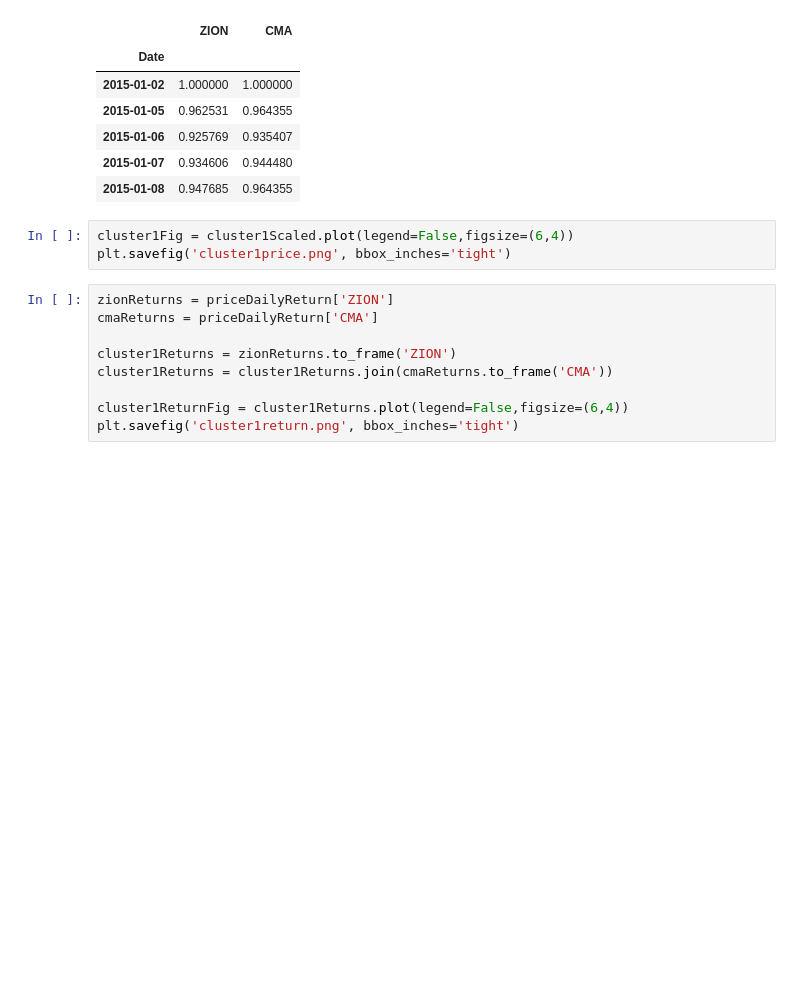
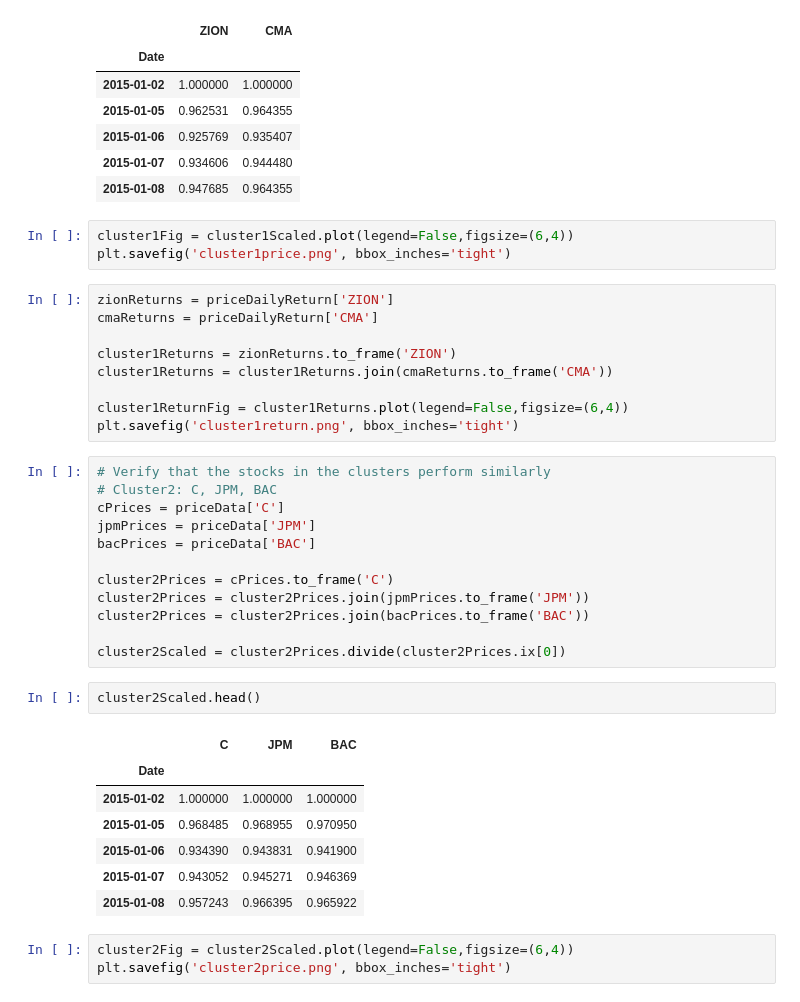
Before and after one commit to kaixuant/DSA_Stock, a Jupyter notebook: Stock Market Clustering.ipynb, the cells around one changed output. Saved outputs shown, nothing was run; the diff lists cells and outputs as text; blank space fills up the shorter version.

Commit message:
tried a second cluster to verify the similarity

```diff
--- a/Stock Market Clustering.ipynb
+++ b/Stock Market Clustering.ipynb
@@ -795,3 +798,28 @@ cluster1Returns = cluster1Returns.join(cmaReturns.to_frame('CMA'))
 
 cluster1ReturnFig = cluster1Returns.plot(legend=False,figsize=(6,4))
 plt.savefig('cluster1return.png', bbox_inches='tight')
+# %%
+# Verify that the stocks in the clusters perform similarly
+# Cluster2: C, JPM, BAC
+cPrices = priceData['C']
+jpmPrices = priceData['JPM']
+bacPrices = priceData['BAC']
+
+cluster2Prices = cPrices.to_frame('C')
+cluster2Prices = cluster2Prices.join(jpmPrices.to_frame('JPM'))
+cluster2Prices = cluster2Prices.join(bacPrices.to_frame('BAC'))
+
+cluster2Scaled = cluster2Prices.divide(cluster2Prices.ix[0])
+# %%
+cluster2Scaled.head()
+# %% [output]
+|  | C | JPM | BAC |
+| Date |  |  |  |
+| 2015-01-02 | 1.000000 | 1.000000 | 1.000000 |
+| 2015-01-05 | 0.968485 | 0.968955 | 0.970950 |
+| 2015-01-06 | 0.934390 | 0.943831 | 0.941900 |
+| 2015-01-07 | 0.943052 | 0.945271 | 0.946369 |
+| 2015-01-08 | 0.957243 | 0.966395 | 0.965922 |
+# %%
+cluster2Fig = cluster2Scaled.plot(legend=False,figsize=(6,4))
+plt.savefig('cluster2price.png', bbox_inches='tight')
```
Also changed, not shown: parts of 5 cells of this notebook, 2 other files.
